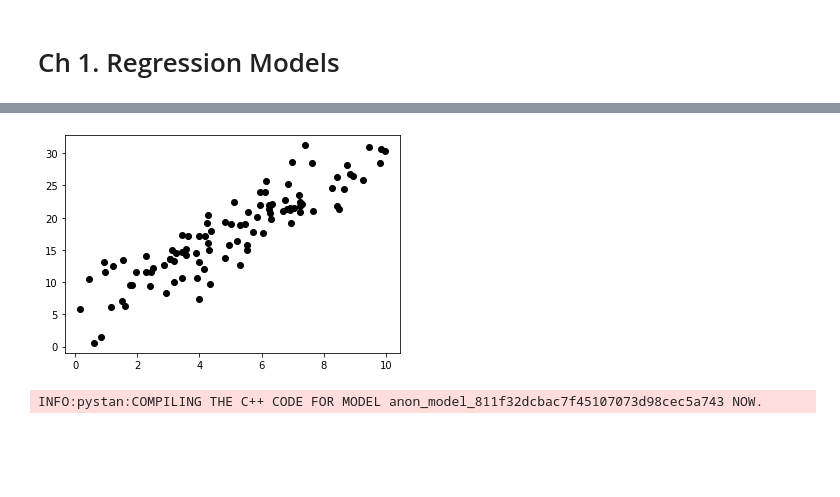
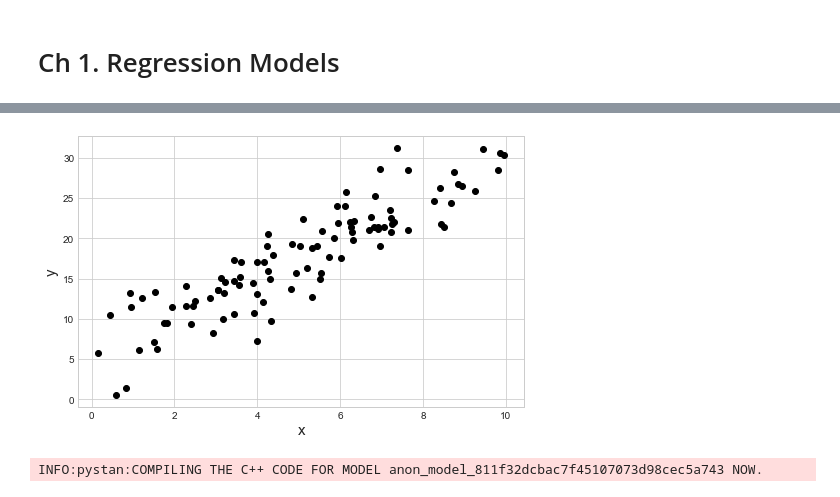
Before and after one commit to jhrcook/stan-user-guide-notes, a Jupyter notebook: notebooks/p1_example-models/ch01_regression-models.ipynb, the cells around one changed output, grey strips where cells are left out. Cells and saved outputs as stored; diff of their text form; code cells hidden in the pictures; blank space fills up the shorter version.

```diff
--- a/notebooks/p1_example-models/ch01_regression-models.ipynb
+++ b/notebooks/p1_example-models/ch01_regression-models.ipynb
@@ -1,5 +1,15 @@
 # %% [markdown]
 # Ch 1. Regression Models
+# %%
+import pystan
+from matplotlib import pyplot as plt
+import arviz as az
+import numpy as np
+
+plt.style.use('seaborn-whitegrid')
+plt.rcParams['figure.figsize'] = (8.0, 5.0)
+plt.rcParams['axes.titlesize'] = 18
+plt.rcParams['axes.labelsize'] = 15
 # %% [markdown]
 ## 1.1 Linear Regression
 
@@ -73,18 +78,20 @@ import numpy as np
 # %%
 np.random.seed(123)
 
 N = 100
 alpha_real = 5.0
 beta_real = 2.5
 sigma_real = 3.0
 
 x = np.random.uniform(0, 10, N)
 y = alpha_real + beta_real * x + np.random.normal(0, sigma_real, N)
 
 plt.plot(x, y, 'ko')
+plt.xlabel('x')
+plt.ylabel('y')
 plt.show()
 # %% [output]
-[figure, old version]
+[figure, new version]
 # %%
 lm_m1_data = {
     'N': N,
```
Also changed, not shown: parts of 25 cells of this notebook, 9 other files.
